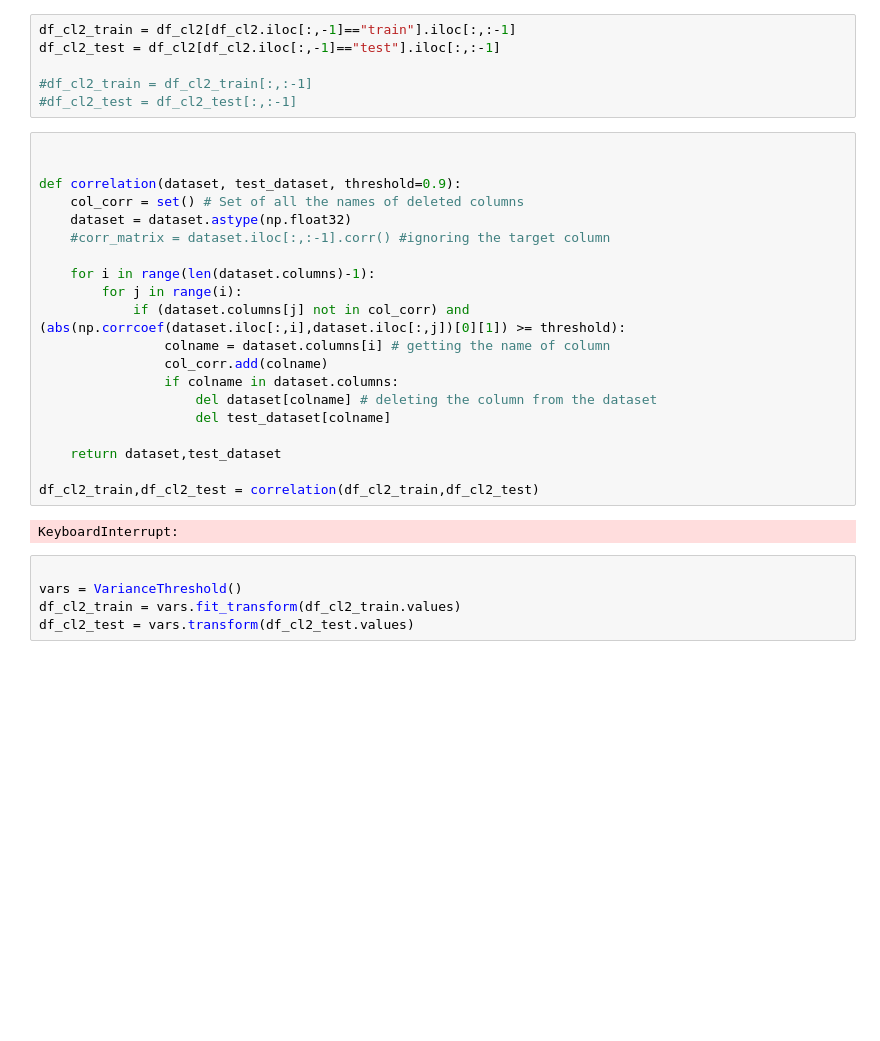
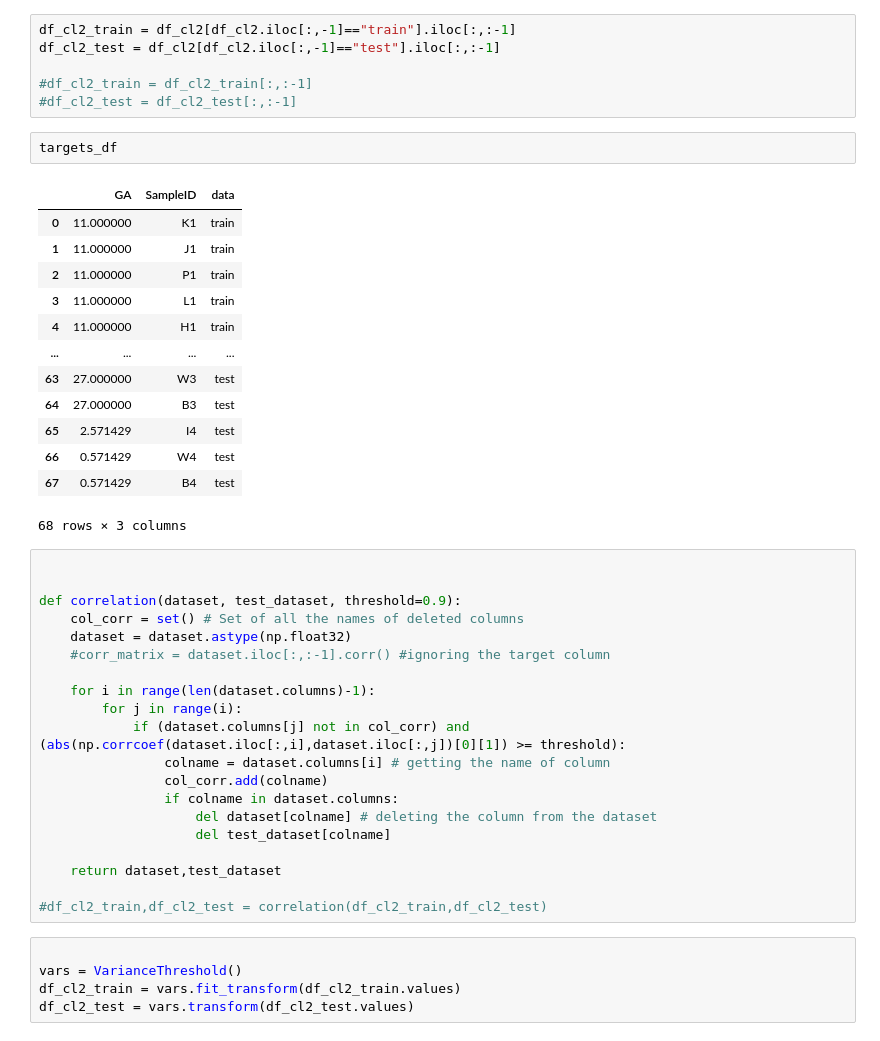
Before and after one commit to jsanket9578/IGIB-HealthCare-Project, a Jupyter notebook: GROUP-11--SC1,2,3--MLmethod.ipynb, the cells around one changed output. Saved outputs shown, nothing was run; the diff lists cells and outputs as text; blank space fills up the shorter version.

```diff
--- a/GROUP-11--SC1,2,3--MLmethod.ipynb
+++ b/GROUP-11--SC1,2,3--MLmethod.ipynb
@@ -218,6 +268,22 @@ df_cl2_test = df_cl2[df_cl2.iloc[:,-1]=="test"].iloc[:,:-1]
 
 #df_cl2_train = df_cl2_train[:,:-1]
 #df_cl2_test = df_cl2_test[:,:-1]
+# %%
+targets_df
+# %% [output]
+|  | GA | SampleID | data |
+| 0 | 11.000000 | K1 | train |
+| 1 | 11.000000 | J1 | train |
+| 2 | 11.000000 | P1 | train |
+| 3 | 11.000000 | L1 | train |
+| 4 | 11.000000 | H1 | train |
+| ... | ... | ... | ... |
+| 63 | 27.000000 | W3 | test |
+| 64 | 27.000000 | B3 | test |
+| 65 | 2.571429 | I4 | test |
+| 66 | 0.571429 | W4 | test |
+| 67 | 0.571429 | B4 | test |
+68 rows × 3 columns
 # %%
 
 
@@ -237,9 +303,7 @@ def correlation(dataset, test_dataset, threshold=0.9):
 
     return dataset,test_dataset
 
-df_cl2_train,df_cl2_test = correlation(df_cl2_train,df_cl2_test)
+#df_cl2_train,df_cl2_test = correlation(df_cl2_train,df_cl2_test)
-# %% [output]
-KeyboardInterrupt:
 # %%
 
 vars = VarianceThreshold()
```
Also changed, not shown: parts of 22 cells of this notebook, 4 other files.
